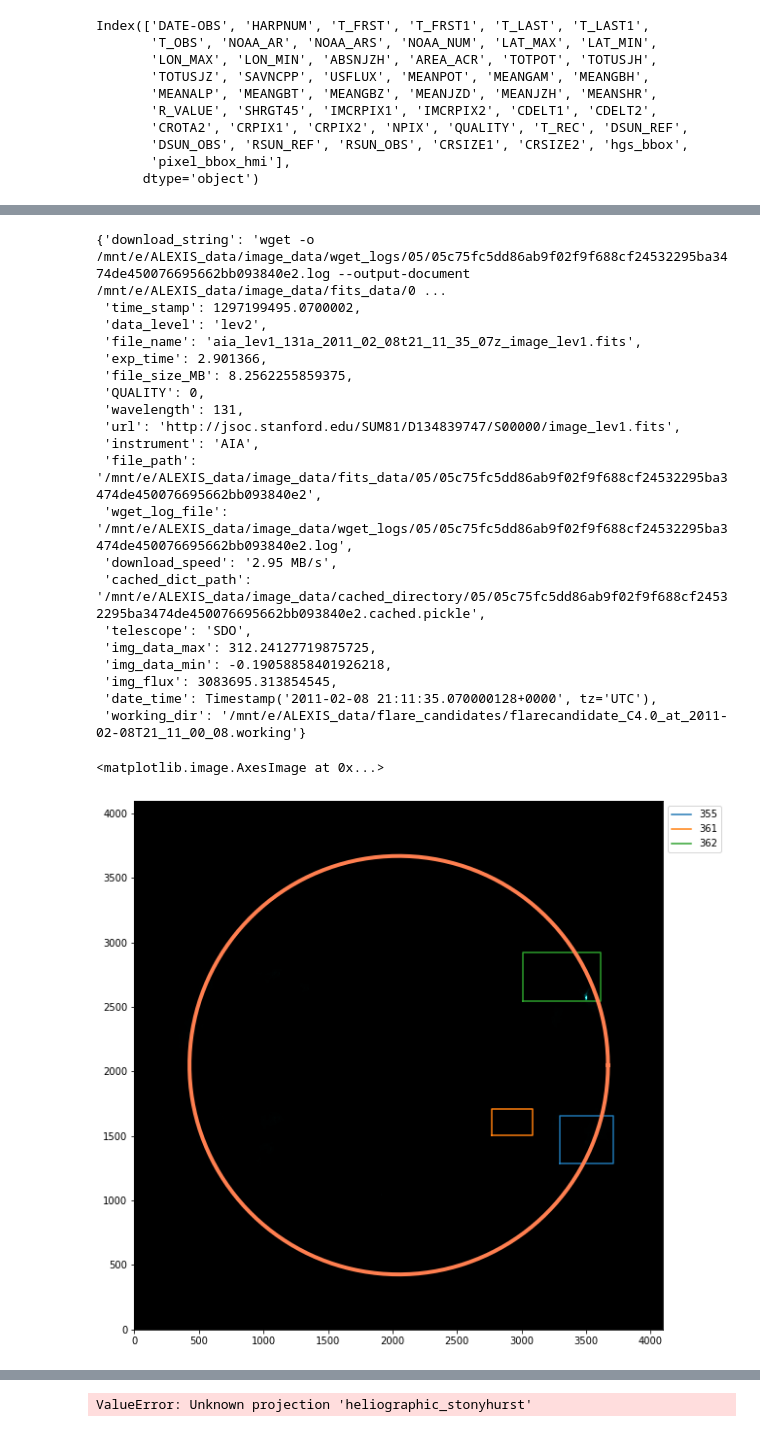
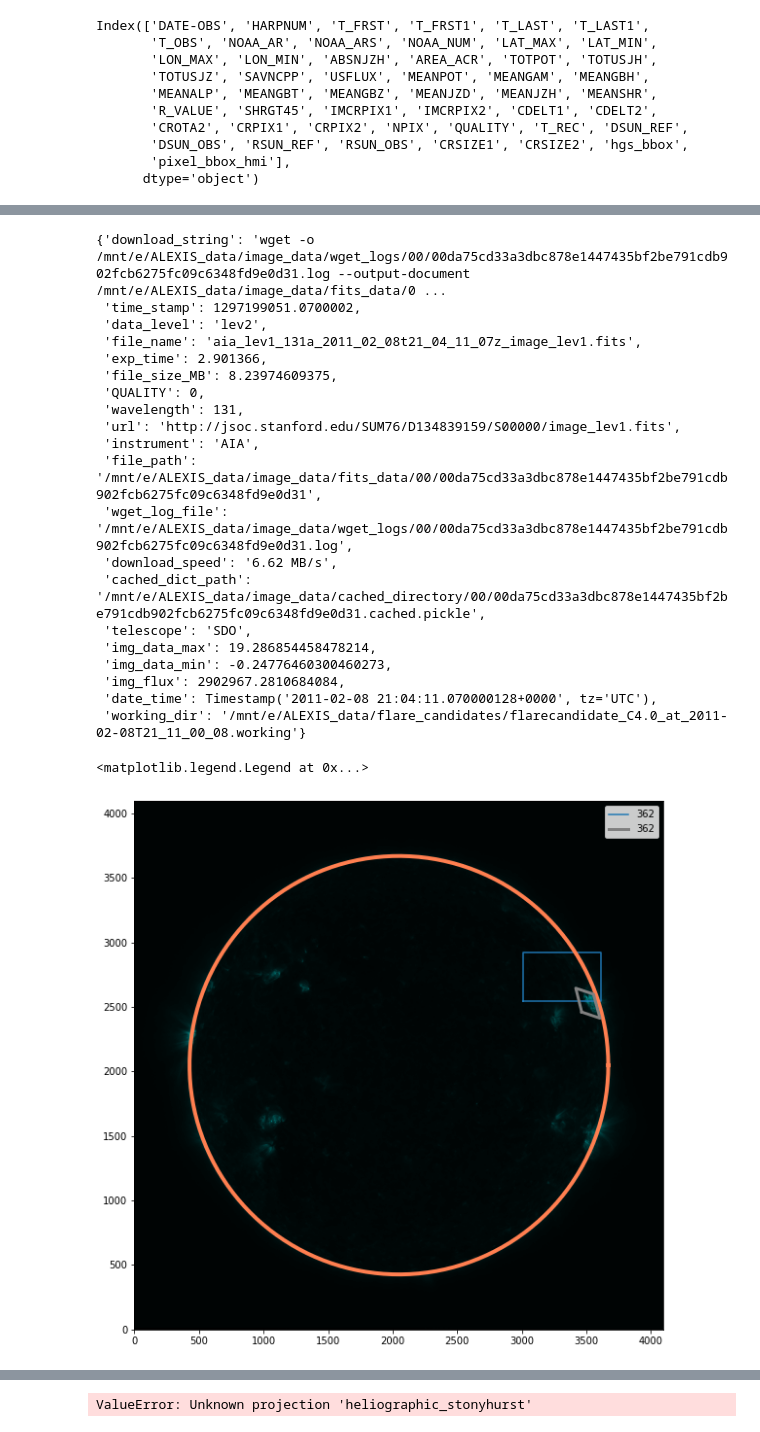
Before and after one commit to jpadial15/ALEXIS_pipeline, a Jupyter notebook: jupyter_notebooks/create_DRMS_HARP_db.ipynb, the cells around one changed output, grey strips where cells are left out. Cells and saved outputs as stored; diff of their text form; code cells hidden in the pictures.

```diff
--- a/jupyter_notebooks/create_DRMS_HARP_db.ipynb
+++ b/jupyter_notebooks/create_DRMS_HARP_db.ipynb
@@ -193,8 +193,8 @@ def create_HGS_bbox(AR_DF_ROW):
 # 2012.03.06_23:29:06 --- Bobras test SHARP from https://github.com/mbobra/SHARPs/blob/master/feature_extraction.ipynb
 # http://sun.stanford.edu/~beck/JSOC/HMI_WCS_Dummies.pdf
 
-start_download_from = '2011-02-07T19:30:00'
-end_download_at = '2011-02-09T22:30:00'
+start_download_from = '2011-02-08T19:30:00'
+end_download_at = '2011-02-08T22:30:00'
 
 # start_download_from = '2012-03-06T00:00:00'
 # end_download_at = '2012-03-07T00:00:00'
@@ -436,7 +432,7 @@ img_data = pickle.load(open(f'{dataconfig.DATA_DIR_FLARE_CANDIDATES}/flarecandid
 
 #at_2011-02-08T21_11_00_08.working
 target_time = pd.Timestamp('2011-02-08T21:11:00', tz = 'utc')
-start, end = target_time - pd.Timedelta('1min'), target_time + pd.Timedelta('1min')
+start, end = target_time - pd.Timedelta('20min'), target_time + pd.Timedelta('20min')
 # %%
 import clean_img_data_02
 import numpy as np
@@ -524,25 +519,25 @@ exposure correct AIA in clean_img_02: 0:00:00.026672
 # %%
 this_dict
 # %% [output]
-{'download_string': 'wget -o /mnt/e/ALEXIS_data/image_data/wget_logs/05/05c75fc5dd86ab9f02f9f688cf24532295ba3474de450076695662bb093840e2.log --output-document /mnt/e/ALEXIS_data/image_data/fits_data/0 ...
- 'time_stamp': 1297199495.0700002,
+{'download_string': 'wget -o /mnt/e/ALEXIS_data/image_data/wget_logs/00/00da75cd33a3dbc878e1447435bf2be791cdb902fcb6275fc09c6348fd9e0d31.log --output-document /mnt/e/ALEXIS_data/image_data/fits_data/0 ...
+ 'time_stamp': 1297199051.0700002,
  'data_level': 'lev2',
- 'file_name': 'aia_lev1_131a_2011_02_08t21_11_35_07z_image_lev1.fits',
+ 'file_name': 'aia_lev1_131a_2011_02_08t21_04_11_07z_image_lev1.fits',
  'exp_time': 2.901366,
- 'file_size_MB': 8.2562255859375,
+ 'file_size_MB': 8.23974609375,
  'QUALITY': 0,
  'wavelength': 131,
- 'url': 'http://jsoc.stanford.edu/SUM81/D134839747/S00000/image_lev1.fits',
+ 'url': 'http://jsoc.stanford.edu/SUM76/D134839159/S00000/image_lev1.fits',
  'instrument': 'AIA',
- 'file_path': '/mnt/e/ALEXIS_data/image_data/fits_data/05/05c75fc5dd86ab9f02f9f688cf24532295ba3474de450076695662bb093840e2',
- 'wget_log_file': '/mnt/e/ALEXIS_data/image_data/wget_logs/05/05c75fc5dd86ab9f02f9f688cf24532295ba3474de450076695662bb093840e2.log',
- 'download_speed': '2.95 MB/s',
- 'cached_dict_path': '/mnt/e/ALEXIS_data/image_data/cached_directory/05/05c75fc5dd86ab9f02f9f688cf24532295ba3474de450076695662bb093840e2.cached.pickle',
+ 'file_path': '/mnt/e/ALEXIS_data/image_data/fits_data/00/00da75cd33a3dbc878e1447435bf2be791cdb902fcb6275fc09c6348fd9e0d31',
+ 'wget_log_file': '/mnt/e/ALEXIS_data/image_data/wget_logs/00/00da75cd33a3dbc878e1447435bf2be791cdb902fcb6275fc09c6348fd9e0d31.log',
+ 'download_speed': '6.62 MB/s',
+ 'cached_dict_path': '/mnt/e/ALEXIS_data/image_data/cached_directory/00/00da75cd33a3dbc878e1447435bf2be791cdb902fcb6275fc09c6348fd9e0d31.cached.pickle',
  'telescope': 'SDO',
- 'img_data_max': 312.24127719875725,
- 'img_data_min': -0.19058858401926218,
- 'img_flux': 3083695.313854545,
- 'date_time': Timestamp('2011-02-08 21:11:35.070000128+0000', tz='UTC'),
+ 'img_data_max': 19.286854458478214,
+ 'img_data_min': -0.24776460300460273,
+ 'img_flux': 2902967.2810684084,
+ 'date_time': Timestamp('2011-02-08 21:04:11.070000128+0000', tz='UTC'),
  'working_dir': '/mnt/e/ALEXIS_data/flare_candidates/flarecandidate_C4.0_at_2011-02-08T21_11_00_08.working'}
 # %%
 import numpy as np
@@ -556,38 +551,55 @@ ax.set_xlim(0,4096)
 
 for harp_num, group in joined_time_stamp.groupby(['HARPNUM']):
 
+    if harp_num == 362:
 
-    for _, row in group[:1].iterrows():
 
-        # print(row['T_REC'])
+        for _, row in group[:1].iterrows():
 
-        array_bbox = np.array(row.pixel_bbox_hmi)
+            # print(row['T_REC'])
 
-        ax.plot(array_bbox[:,0], array_bbox[:,1], label = harp_num)
+            array_bbox = np.array(row.pixel_bbox_hmi)
+
+            ax.plot(array_bbox[:,0], array_bbox[:,1], label = harp_num)
 
 ax.legend(loc='upper left', bbox_to_anchor=(1, 1))
 
 cmap_dict = {94: 'sdoaia94', 131: 'sdoaia131', 171: 'sdoaia171', 193:'sdoaia193', 211: 'sdoaia211', 335:'sdoaia335', 304: 'sdoaia304', 'TM': 'sohoeit304', 'PTHK': 'sohoeit195', 'PTHNA': 'sohoeit284'}
 cluster_color_dict = {0: 'blue', 1: 'orange', 2: 'green', 3: 'purple'}
 id_team_dict = {'SolarSoft': 'yellow', 'SWPC': 'red'}
 def make_circle_xy(radius, center):
     theta = np.linspace( 0 , 2 * np.pi , 150 )
 
     radius = radius
 
     r_1,r_2 = center[0], center[1]
 
     a = r_1 + radius * np.cos( theta )
     b = r_2 + radius * np.sin( theta )
 
     return(a,b)
 
 circle = make_circle_xy(r_sun, (raw_header['CRPIX1'],raw_header['CRPIX1']))
 
 ax.plot(circle[0],circle[1], linewidth = 4, color = 'coral')
 ax.imshow(raw_data, origin = 'lower',  cmap = cmap_dict[this_dict['wavelength']])
 # ax.scatter(x1,y1)
 # ax.scatter(x2,y2)
+
+span_of_harps_df = pickle.load(open(f'{dataconfig.DATA_DIR_FLARE_CANDIDATES}/flarecandidate_C4.0_at_2011-02-08T21_11_00_08.working/span_of_available_harps.pickle', 'rb'))
+
+span_of_harps_df
+
+for HARPNUM, harp_group in span_of_harps_df.groupby('HARPNUM'):
+
+    if HARPNUM == 362:
+
+        pix_array = np.array(harp_group.span_pix_bbox.iloc[0]).T
+
+    #         print(pix_array[0,:])
+        ax.plot(pix_array[0,:],pix_array[1,:], color = 'grey', linewidth = 3, label = HARPNUM)
+
+ax.legend()
 # %% [output]
-<matplotlib.image.AxesImage at 0x...>
+<matplotlib.legend.Legend at 0x...>
-[figure, old version]
+[figure, new version]
```
Also changed, not shown: parts of 8 cells of this notebook.
